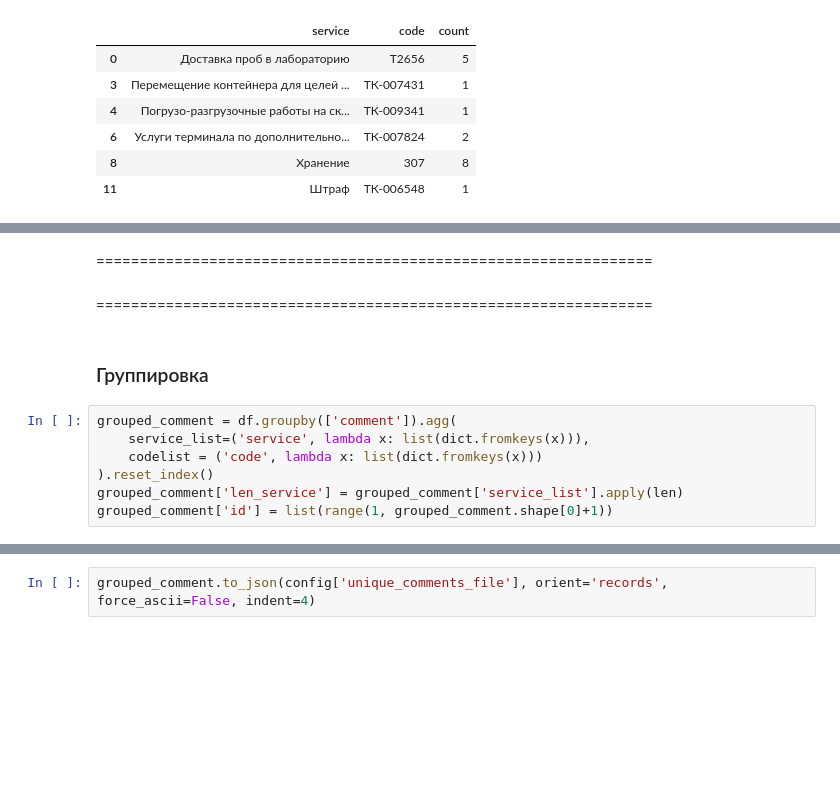
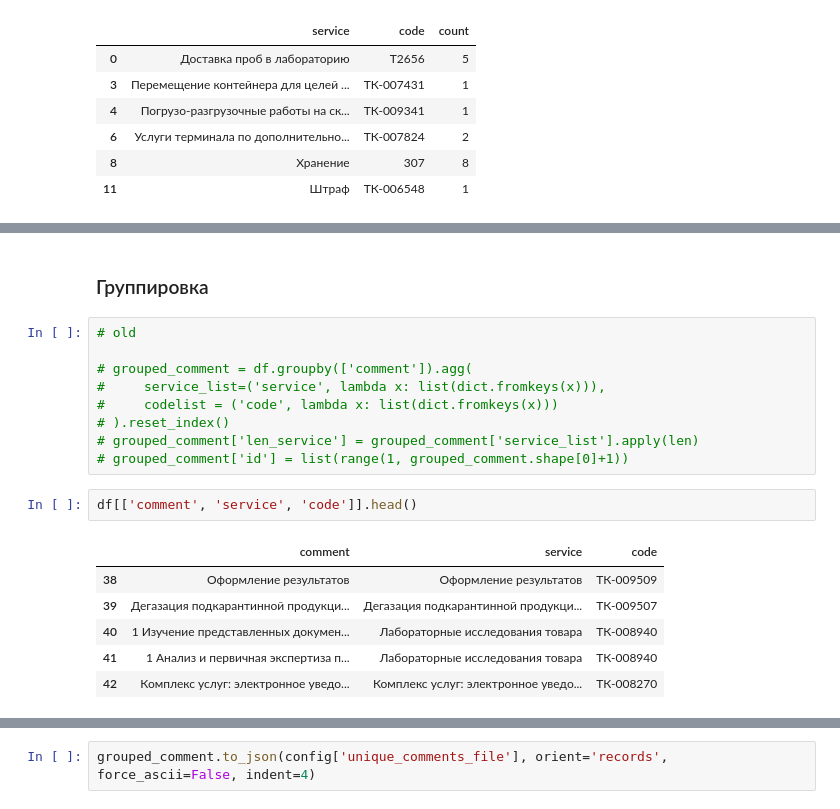
Before and after one commit to maxfil333/invoice_scanner, a Jupyter notebook: src/service_table.ipynb, the cells around one changed output, grey strips where cells are left out. Drawn from its saved outputs; the diff is of its cells as text; blank space fills up the shorter version.

```diff
--- a/src/analyse_excel.ipynb
+++ b/src/service_table.ipynb
@@ -223,16 +223,23 @@ df.describe()
 | unique | 2314 | 2 | 464 | 513 | 464 |
 | top | Счет Поставщика 0С000000000000133... | Логистика | Проведение экспертной оценки в це... | Проведение экспертной оценки в це... | ТК-003254 |
 | freq | 50 | 4704 | 197 | 191 | 197 |
-# %% [markdown]
-================================================================
-# %% [markdown]
-================================================================
 # %% [markdown]
 ### Группировка
 # %%
-grouped_comment = df.groupby(['comment']).agg(
-    service_list=('service', lambda x: list(dict.fromkeys(x))),
-    codelist = ('code', lambda x: list(dict.fromkeys(x)))
-).reset_index()
-grouped_comment['len_service'] = grouped_comment['service_list'].apply(len)
-grouped_comment['id'] = list(range(1, grouped_comment.shape[0]+1))
+# old
+
+# grouped_comment = df.groupby(['comment']).agg(
+#     service_list=('service', lambda x: list(dict.fromkeys(x))),
+#     codelist = ('code', lambda x: list(dict.fromkeys(x)))
+# ).reset_index()
+# grouped_comment['len_service'] = grouped_comment['service_list'].apply(len)
+# grouped_comment['id'] = list(range(1, grouped_comment.shape[0]+1))
+# %%
+df[['comment', 'service', 'code']].head()
+# %% [output]
+|  | comment | service | code |
+| 38 | Оформление результатов | Оформление результатов | ТК-009509 |
+| 39 | Дегазация подкарантинной продукци... | Дегазация подкарантинной продукци... | ТК-009507 |
+| 40 | 1 Изучение представленных докумен... | Лабораторные исследования товара | ТК-008940 |
+| 41 | 1 Анализ и первичная экспертиза п... | Лабораторные исследования товара | ТК-008940 |
+| 42 | Комплекс услуг: электронное уведо... | Комплекс услуг: электронное уведо... | ТК-008270 |
```
Also changed, not shown: parts of 10 cells of this notebook.
